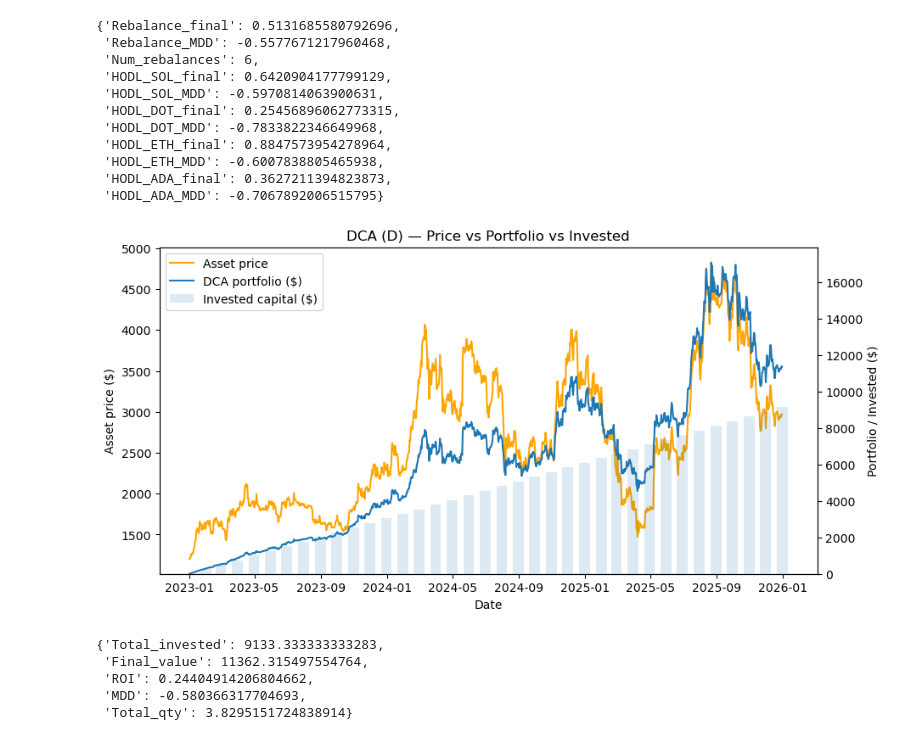
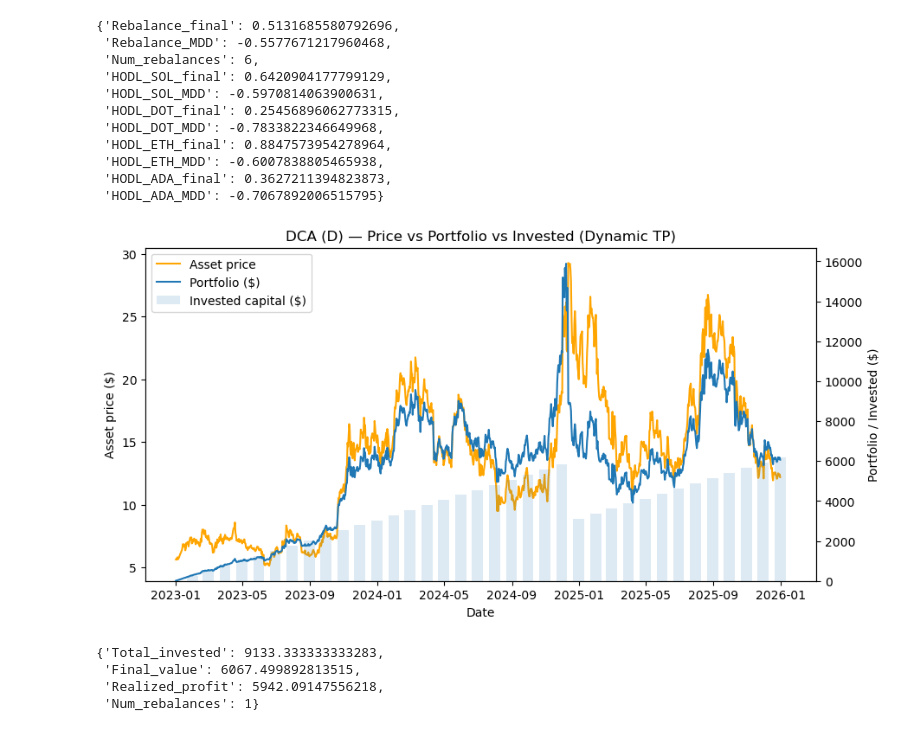
Before and after one commit to Familenko/backtest, a Jupyter notebook: main.ipynb, the cells around one changed output. Cells and saved outputs as stored; diff of their text form; code cells hidden in the pictures.

```diff
--- a/main.ipynb
+++ b/main.ipynb
@@ -69,23 +82,24 @@ metrics
  'HODL_ADA_final': 0.3627211394823873,
  'HODL_ADA_MDD': -0.7067892006515795}
 # %%
-sol_prices = df_origin["ETH"]
+sol_prices = df_origin["LINK"]
 invest_sum = 250 / 30
 
 dca_result, dca_metrics = backtest_dca(
     prices=sol_prices,
     buy_amount=invest_sum,
     freq="D",
+    available_sum=10000,
+    profit_multiple=3,
     fee=0.001,
     plot=True
 )
 
 dca_metrics
 # %% [output]
-[figure, old version]
+[figure, new version]
 {'Total_invested': 9133.333333333283,
- 'Final_value': 11362.315497554764,
- 'ROI': 0.24404914206804662,
- 'MDD': -0.580366317704693,
- 'Total_qty': 3.8295151724838914}
+ 'Final_value': 6067.499892813515,
+ 'Realized_profit': 5942.09147556218,
+ 'Num_rebalances': 1}
 # %%
```
Also changed, not shown: parts of 10 cells of this notebook, 4 other files.
